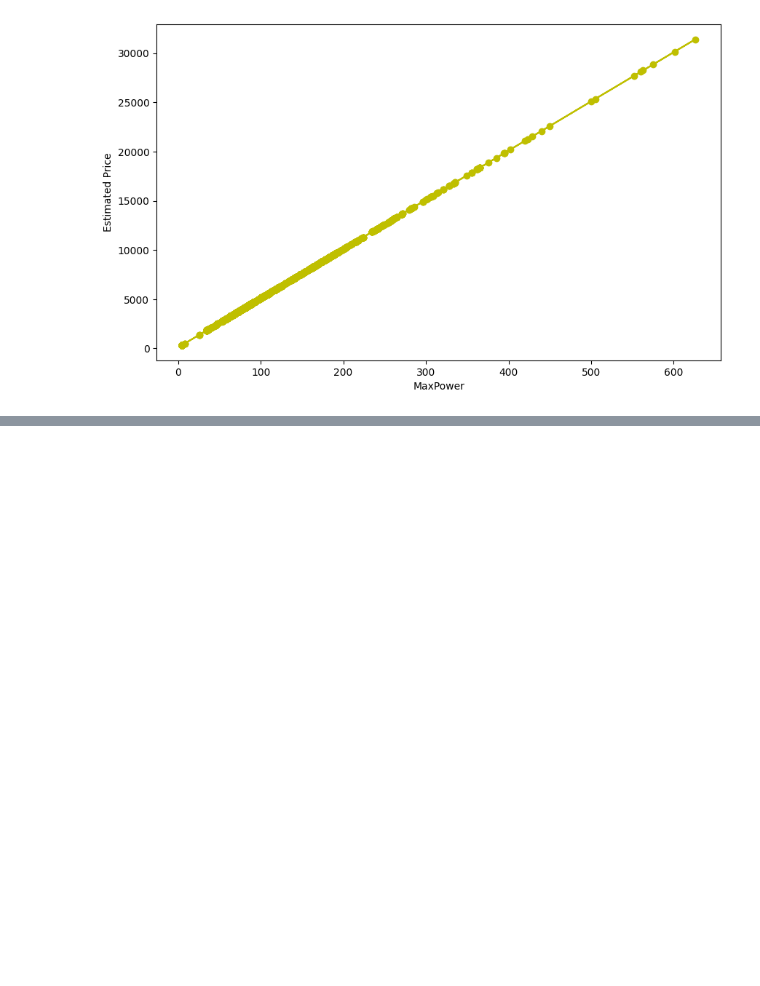
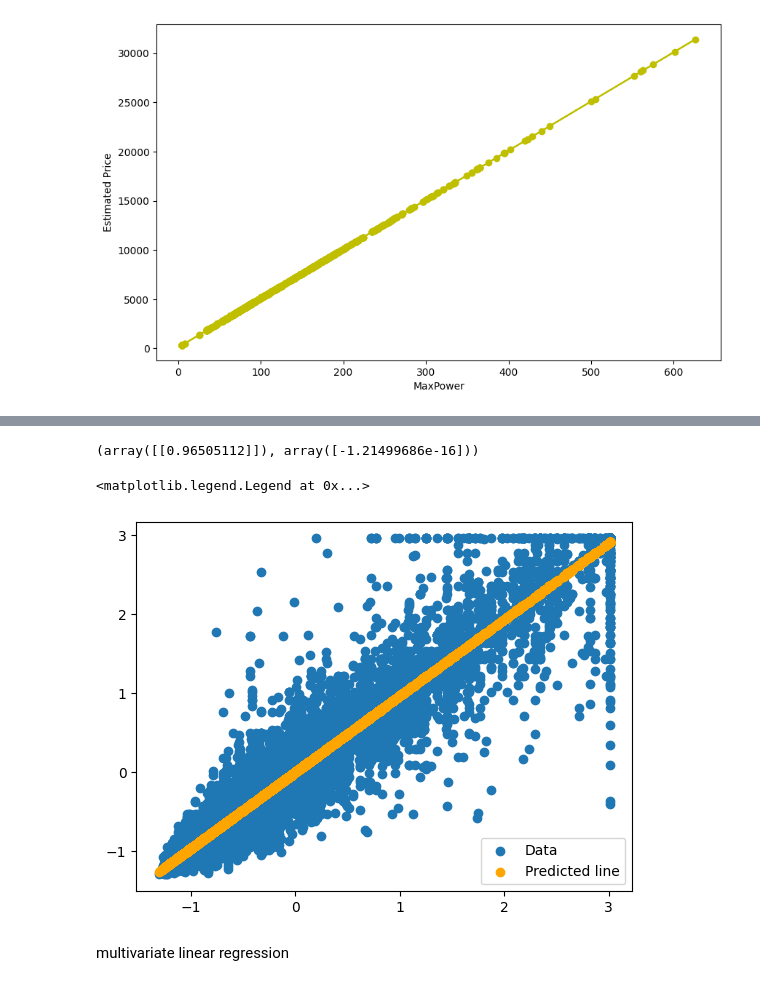
Before and after one commit to nithinys1/ml-ai-genai-ds-journal, a Jupyter notebook: module04-ML-coding:Suprivised-learing/day02-linear-regression01.ipynb, the cells around one changed output, grey strips where cells are left out. Drawn from its saved outputs; the diff is of its cells as text; code cells hidden in the pictures; blank space fills up the shorter version.

Commit message:
linear regression 2 model training

```diff
--- a/module04-ML-coding:Suprivised-learing/day02-linear-regression01.ipynb
+++ b/module04-ML-coding:Suprivised-learing/day02-linear-regression01.ipynb
@@ -110,0 +151,7 @@ plt.ylabel('Estimated Price');
+# %%
+X = df["model"].values
+Y = df["selling_price"].values
+Y.shape
+from sklearn.linear_model import LinearRegression
+model = LinearRegression()
+model
@@ -110,0 +164,4 @@ plt.ylabel('Estimated Price');
+# %%
+X = X.reshape(X.size, 1 )
+Y = Y.reshape(Y.size, 1 )
+X.shape, Y.shape
@@ -110,0 +170,2 @@ plt.ylabel('Estimated Price');
+# %%
+model.fit(X, Y)
@@ -110,0 +174,3 @@ plt.ylabel('Estimated Price');
+# %%
+y_hat = model.predict(X)
+y_hat
@@ -110,0 +185,14 @@ plt.ylabel('Estimated Price');
+# %%
+model.coef_, model.intercept_
+# %% [output]
+(array([[0.96505112]]), array([-1.21499686e-16]))
+# %%
+fig = plt.figure()
+plt.scatter(X, Y, label="Data")
+plt.scatter(X, y_hat, color="orange", label="Predicted line")
+plt.legend()
+# %% [output]
+<matplotlib.legend.Legend at 0x...>
+[figure, added]
+# %% [markdown]
+multivariate linear regression
```
Also changed, not shown: parts of 20 cells of this notebook, 3 other files.
